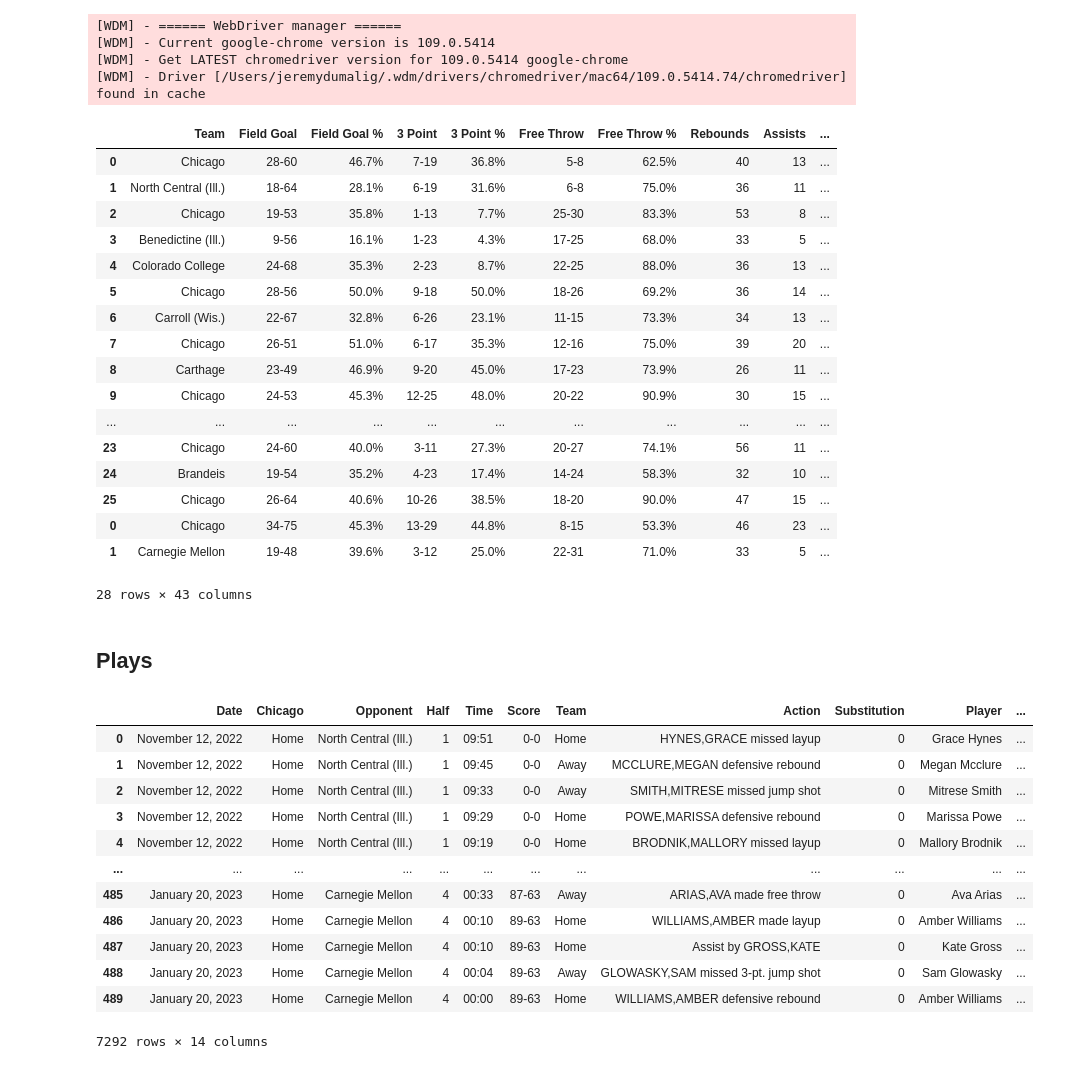
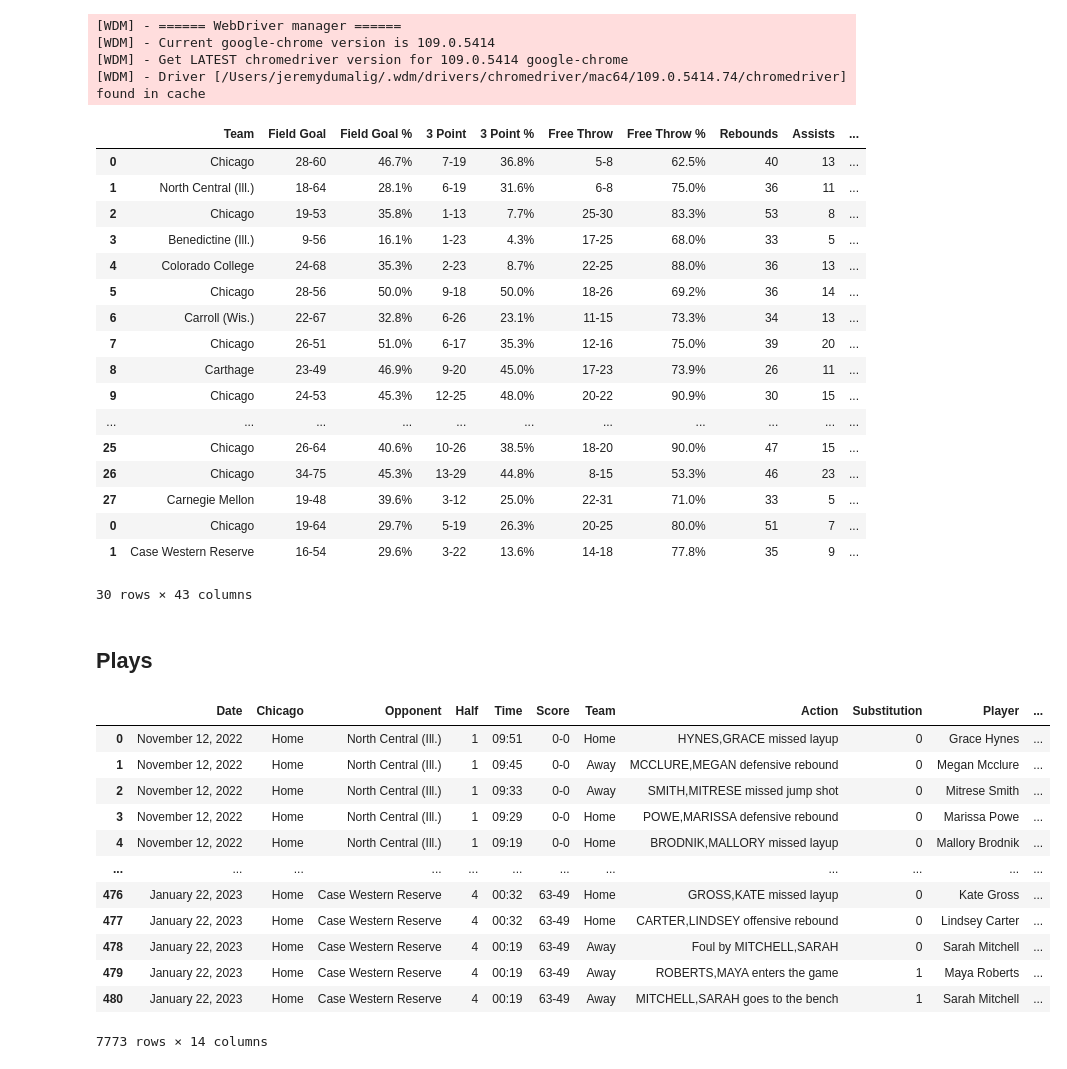
Before and after one commit to jeremydumalig/Chicago-Analytics, a Jupyter notebook: UAA Game Scraper (Reports).ipynb, the cells around one changed output. Drawn from its saved outputs; the diff is of its cells as text; code cells hidden in the pictures.

```diff
--- a/UAA Game Scraper (Reports).ipynb
+++ b/UAA Game Scraper (Reports).ipynb
@@ -66,6 +66,34 @@ def generate_lineups(df, team, starters):
             current = "Bella Alfaro, Marissa Powe, Ellie Gross, Mallory Brodnik, Grace Hynes".split(", ")
             lineups.append( ", ".join(current) )
             continue
+        if (df.Opponent[x] == 'Case Western Reserve') and (df.Time[x] == '14:01') and (df.Half[x] == 2):
+            current = "Bryce Hopkins, Ezra Moos, Eamonn Kenah, Elliot Paschal, Jackson Piotrowski".split(", ")
+            lineups.append( ", ".join(current) )
+            continue
+        if (df.Opponent[x] == 'Case Western Reserve') and (df.Time[x] == '09:12') and (df.Half[x] == 2):
+            current = "Thomas Kurowski, Bryce Hopkins, Joe Berry, Jackson Piotrowski, Elliot Paschal".split(", ")
+            lineups.append( ", ".join(current) )
+            continue
+        if (df.Opponent[x] == 'Case Western Reserve') and (df.Time[x] == '07:25') and (df.Half[x] == 2):
+            current = "Grace Hynes, Sophia North, Mallory Brodnik, Bella Alfaro, Ellie Gross".split(", ")
+            lineups.append( ", ".join(current) )
+            continue
+        if (df.Opponent[x] == 'Case Western Reserve') and (df.Time[x] == '06:51') and (df.Half[x] == 2):
+            current = "Sophia North, Ashley Gao, Ellie Gross, Grace Hynes, Mallory Brodnik".split(", ")
+            lineups.append( ", ".join(current) )
+            continue
+        if (df.Opponent[x] == 'Case Western Reserve') and (df.Time[x] == '05:52') and (df.Half[x] == 3):
+            current = "Ashley Gao, Lindsey Carter, Marissa Powe, Ellie Gross, Grace Hynes".split(", ")
+            lineups.append( ", ".join(current) )
+            continue
+        if (df.Opponent[x] == 'Case Western Reserve') and (df.Time[x] == '05:19') and (df.Half[x] == 3):
+            current = "Ashley Gao, Lindsey Carter, Marissa Powe, Ellie Gross, Grace Hynes".split(", ")
+            lineups.append( ", ".join(current) )
+            continue
+        if (df.Opponent[x] == 'Case Western Reserve') and (df.Time[x] == '04:59') and (df.Half[x] == 3):
+            current = "Ellie Gross, Ashley Gao, Sophia North, Marissa Powe, Grace Hynes".split(", ")
+            lineups.append( ", ".join(current) )
+            continue
 
         action = df.Action[x]
         if (df.Half[x] == 3) and df.Half[x-1] == 2: # DIFFERENT FOR TEAMS
@@ -317,7 +345,7 @@ def time_to_seconds(time):
 # %% [markdown]
 ## Overview
 # %%
-url = "https://athletics.uchicago.edu/sports/wbkb/2022-23/boxscores/20230120_9gl3.xml?view=plays"
+url = "https://athletics.uchicago.edu/sports/wbkb/2022-23/boxscores/20230122_gw9g.xml?view=plays"
 
 df = single_scraper(url)
 # %% [output]
@@ -371,12 +399,12 @@ season
 | 8 | Carthage | 23-49 | 46.9% | 9-20 | 45.0% | 17-23 | 73.9% | 26 | 11 | ... |
 | 9 | Chicago | 24-53 | 45.3% | 12-25 | 48.0% | 20-22 | 90.9% | 30 | 15 | ... |
 | ... | ... | ... | ... | ... | ... | ... | ... | ... | ... | ... |
-| 23 | Chicago | 24-60 | 40.0% | 3-11 | 27.3% | 20-27 | 74.1% | 56 | 11 | ... |
-| 24 | Brandeis | 19-54 | 35.2% | 4-23 | 17.4% | 14-24 | 58.3% | 32 | 10 | ... |
 | 25 | Chicago | 26-64 | 40.6% | 10-26 | 38.5% | 18-20 | 90.0% | 47 | 15 | ... |
-| 0 | Chicago | 34-75 | 45.3% | 13-29 | 44.8% | 8-15 | 53.3% | 46 | 23 | ... |
-| 1 | Carnegie Mellon | 19-48 | 39.6% | 3-12 | 25.0% | 22-31 | 71.0% | 33 | 5 | ... |
+| 26 | Chicago | 34-75 | 45.3% | 13-29 | 44.8% | 8-15 | 53.3% | 46 | 23 | ... |
+| 27 | Carnegie Mellon | 19-48 | 39.6% | 3-12 | 25.0% | 22-31 | 71.0% | 33 | 5 | ... |
+| 0 | Chicago | 19-64 | 29.7% | 5-19 | 26.3% | 20-25 | 80.0% | 51 | 7 | ... |
+| 1 | Case Western Reserve | 16-54 | 29.6% | 3-22 | 13.6% | 14-18 | 77.8% | 35 | 9 | ... |
-28 rows × 43 columns
+30 rows × 43 columns
 # %%
 season.drop_duplicates().to_csv("w_season_overview23.csv")
 # %% [markdown]
@@ -388,40 +416,40 @@ game = df[0]
 current = 1
 quarters = [1]
 for i in range(1, len(game)):
     if time_to_seconds(game.Time.values[i]) > time_to_seconds(game.Time.values[i-1]):
         current += 1
     quarters.append(current)
 
 game['Half'] = quarters
 
 season_plays = pd.read_csv("w_season_plays23.csv").iloc[:, 1:]
-# season_plays = season_plays[(season_plays.Opponent != "Brandeis")]
+season_plays = season_plays[(season_plays.Opponent != "Case Western Reserve")]
 season_plays = pd.concat([season_plays, game])
 
 current = 1
 games = [1]
 for i in range(1, len(season_plays)):
     if season_plays.Date.values[i] != season_plays.Date.values[i-1]:
         current +=1
     games.append(current)
 
 season_plays['Game'] = games
 
 season_plays
 # %% [output]
 |  | Date | Chicago | Opponent | Half | Time | Score | Team | Action | Substitution | Player | ... |
 | 0 | November 12, 2022 | Home | North Central (Ill.) | 1 | 09:51 | 0-0 | Home | HYNES,GRACE missed layup | 0 | Grace Hynes | ... |
 | 1 | November 12, 2022 | Home | North Central (Ill.) | 1 | 09:45 | 0-0 | Away | MCCLURE,MEGAN defensive rebound | 0 | Megan Mcclure | ... |
 | 2 | November 12, 2022 | Home | North Central (Ill.) | 1 | 09:33 | 0-0 | Away | SMITH,MITRESE missed jump shot | 0 | Mitrese Smith | ... |
 | 3 | November 12, 2022 | Home | North Central (Ill.) | 1 | 09:29 | 0-0 | Home | POWE,MARISSA defensive rebound | 0 | Marissa Powe | ... |
 | 4 | November 12, 2022 | Home | North Central (Ill.) | 1 | 09:19 | 0-0 | Home | BRODNIK,MALLORY missed layup | 0 | Mallory Brodnik | ... |
 | ... | ... | ... | ... | ... | ... | ... | ... | ... | ... | ... | ... |
-| 485 | January 20, 2023 | Home | Carnegie Mellon | 4 | 00:33 | 87-63 | Away | ARIAS,AVA made free throw | 0 | Ava Arias | ... |
-| 486 | January 20, 2023 | Home | Carnegie Mellon | 4 | 00:10 | 89-63 | Home | WILLIAMS,AMBER made layup | 0 | Amber Williams | ... |
-| 487 | January 20, 2023 | Home | Carnegie Mellon | 4 | 00:10 | 89-63 | Home | Assist by GROSS,KATE | 0 | Kate Gross | ... |
-| 488 | January 20, 2023 | Home | Carnegie Mellon | 4 | 00:04 | 89-63 | Away | GLOWASKY,SAM missed 3-pt. jump shot | 0 | Sam Glowasky | ... |
-| 489 | January 20, 2023 | Home | Carnegie Mellon | 4 | 00:00 | 89-63 | Home | WILLIAMS,AMBER defensive rebound | 0 | Amber Williams | ... |
+| 476 | January 22, 2023 | Home | Case Western Reserve | 4 | 00:32 | 63-49 | Home | GROSS,KATE missed layup | 0 | Kate Gross | ... |
+| 477 | January 22, 2023 | Home | Case Western Reserve | 4 | 00:32 | 63-49 | Home | CARTER,LINDSEY offensive rebound | 0 | Lindsey Carter | ... |
+| 478 | January 22, 2023 | Home | Case Western Reserve | 4 | 00:19 | 63-49 | Away | Foul by MITCHELL,SARAH | 0 | Sarah Mitchell | ... |
+| 479 | January 22, 2023 | Home | Case Western Reserve | 4 | 00:19 | 63-49 | Away | ROBERTS,MAYA enters the game | 1 | Maya Roberts | ... |
+| 480 | January 22, 2023 | Home | Case Western Reserve | 4 | 00:19 | 63-49 | Away | MITCHELL,SARAH goes to the bench | 1 | Sarah Mitchell | ... |
-7292 rows × 14 columns
+7773 rows × 14 columns
 # %%
 season_plays.to_csv("w_season_plays23.csv")
 # %%
```
Also changed, not shown: parts of 1 cell of this notebook, 6 other files.
